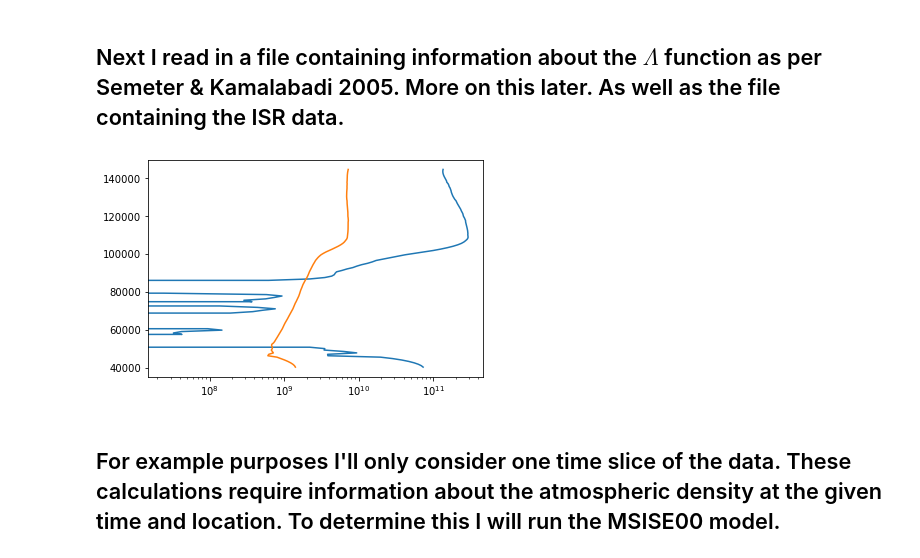
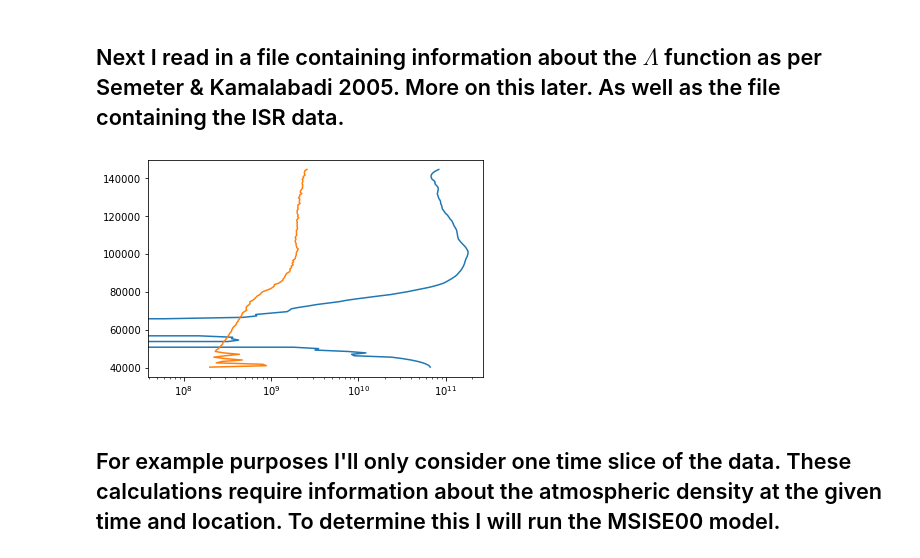
Before and after one commit to rileytroyer/semeter-inversion, a Jupyter notebook: semeter-inversion-example.ipynb, the cells around one changed output. Drawn from its saved outputs; the diff is of its cells as text; code cells hidden in the pictures.

```diff
--- a/semeter-inversion-example.ipynb
+++ b/semeter-inversion-example.ipynb
@@ -174,11 +173,11 @@ lambda_interp = interp1d(lambda_data[:, 0], lambda_data[:, 1],
 (utc_time, pfisr_altitude,
  e_density, de_density) = get_isr_data(pfisr_filename, pfisr_data_dir)
 # %%
-plt.plot(e_density[:, 12], pfisr_altitude)
-plt.plot(de_density[:, 12], pfisr_altitude)
+plt.plot(e_density[:, 150], pfisr_altitude)
+plt.plot(de_density[:, 150], pfisr_altitude)
 plt.xscale('log')
 # %% [output]
-[figure, old version]
+[figure, new version]
 # %% [markdown]
 ## For example purposes I'll only consider one time slice of the data. These calculations require information about the atmospheric density at the given time and location. To determine this I will run the MSISE00 model.
 # %%
```
Also changed, not shown: parts of 10 cells of this notebook, 1 other file.
